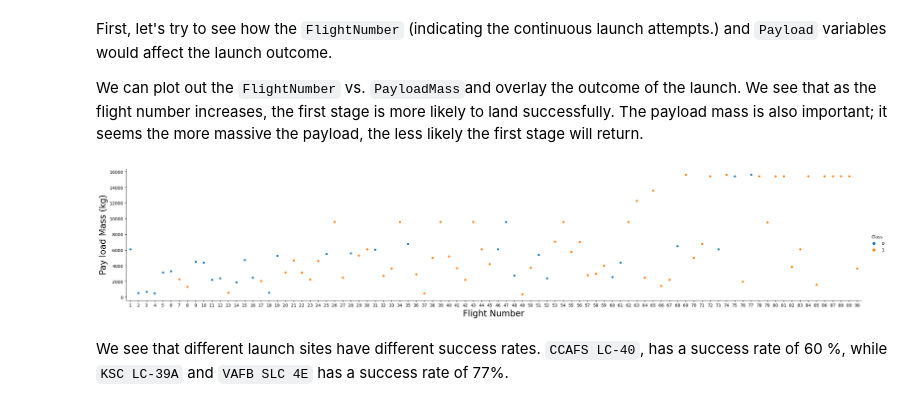
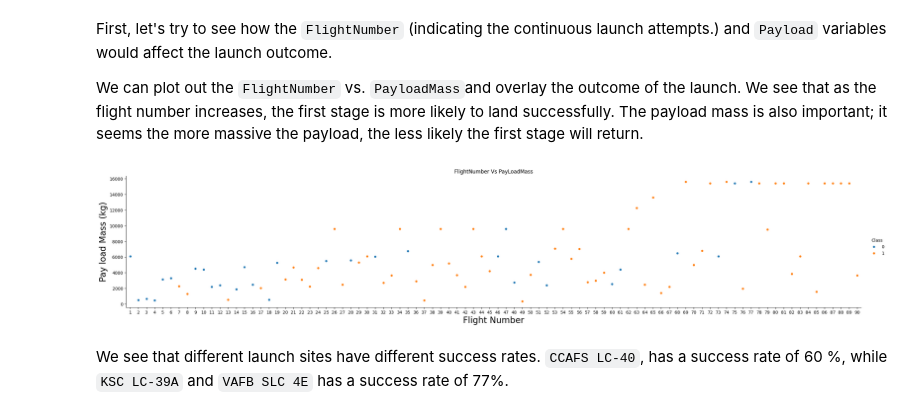
Before and after one commit to borismikwa/IBM-course, a Jupyter notebook: jupyter-labs-eda-dataviz.ipynb, the cells around one changed output. Cells and saved outputs as stored; diff of their text form; code cells hidden in the pictures.

```diff
--- a/jupyter-labs-eda-dataviz.ipynb
+++ b/jupyter-labs-eda-dataviz.ipynb
@@ -71,10 +71,11 @@ We can plot out the <code>FlightNumber</code> vs. <code>PayloadMass</code>and ov
 # %%
 sns.catplot(y="PayloadMass", x="FlightNumber", hue="Class", data=df, aspect = 5)
 plt.xlabel("Flight Number",fontsize=20)
 plt.ylabel("Pay load Mass (kg)",fontsize=20)
+plt.title("FlightNumber Vs PayLoadMass")
 plt.show()
 # %% [output]
-[figure, old version]
+[figure, new version]
 # %% [markdown]
 We see that different launch sites have different success rates.  <code>CCAFS LC-40</code>, has a success rate of 60 %, while  <code>KSC LC-39A</code> and <code>VAFB SLC 4E</code> has a success rate of 77%.
 # %% [markdown]
```
Also changed, not shown: parts of 7 cells of this notebook.
